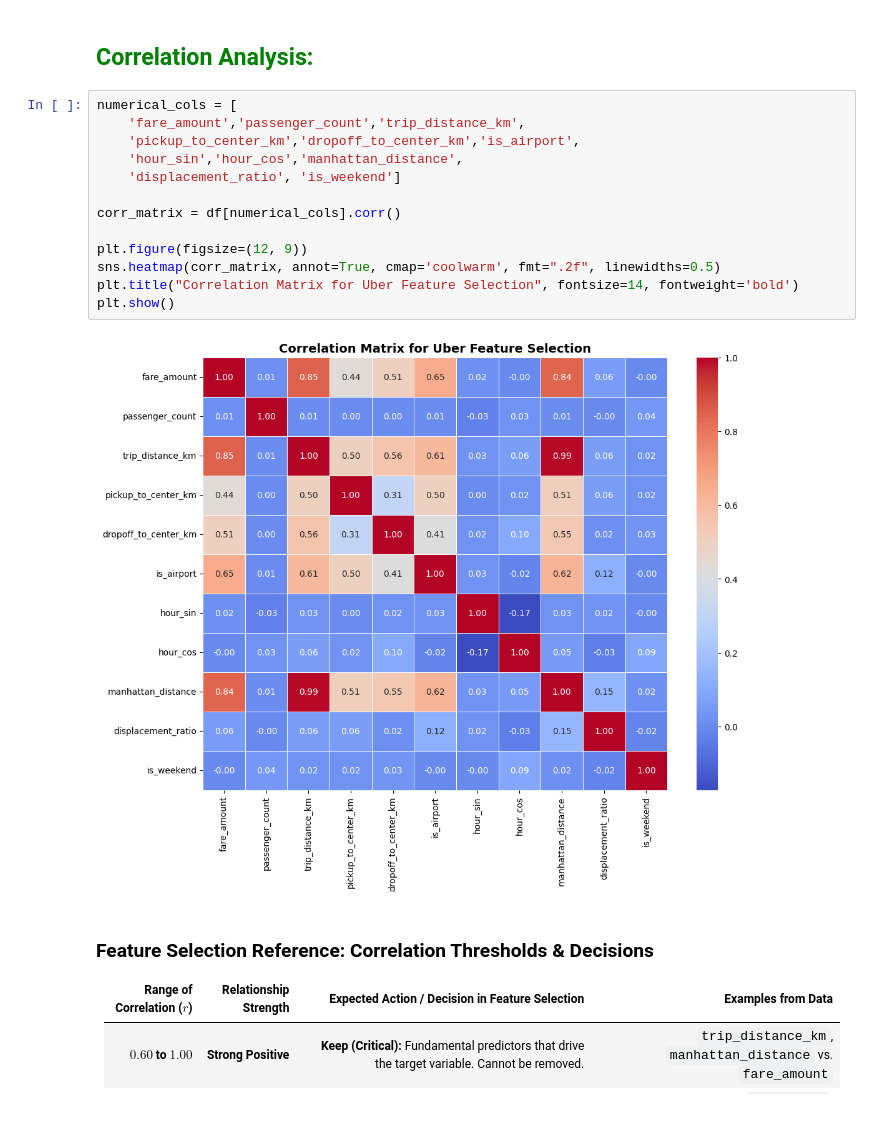
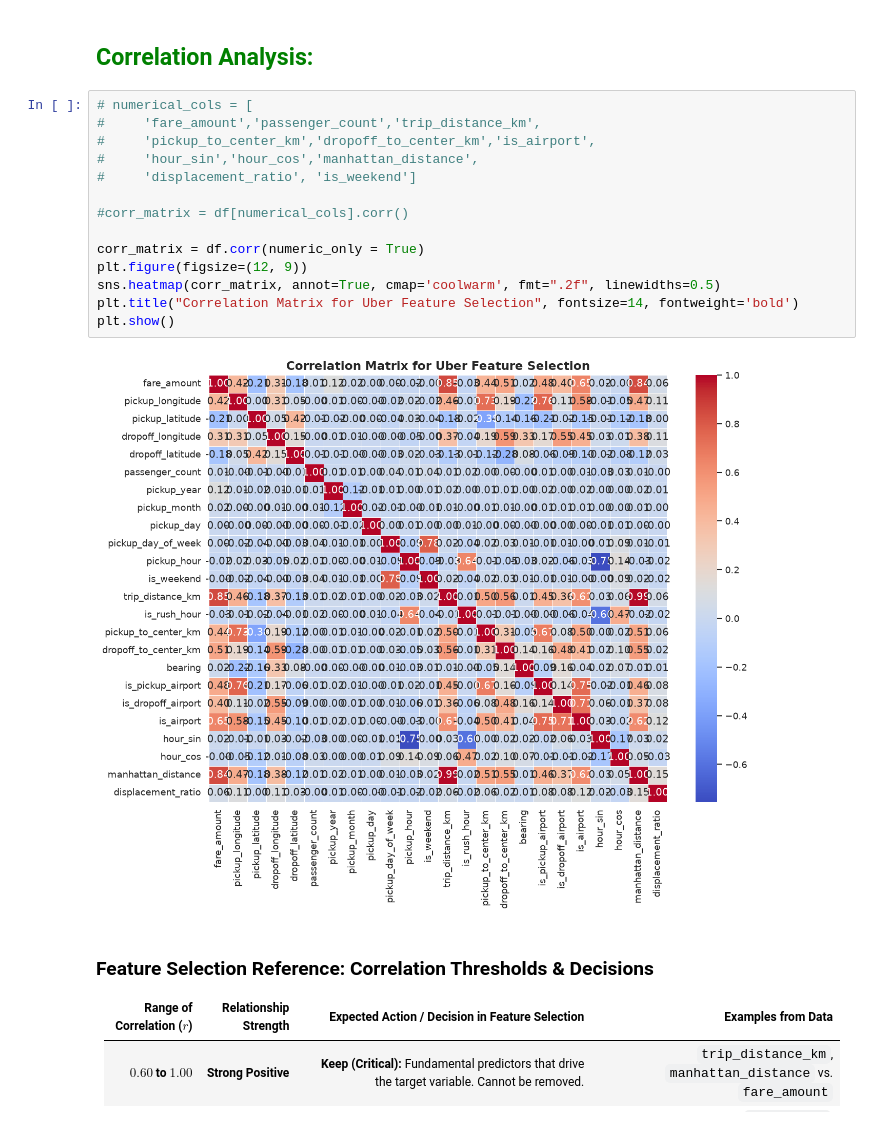
Before and after one commit to mariemmohie4-coder/Uber-Fare-Prediction-ML, a Jupyter notebook: notebooks/Feature_selection.ipynb, the cells around one changed output. Saved outputs shown, nothing was run; the diff lists cells and outputs as text.

```diff
--- a/notebooks/Feature_selection.ipynb
+++ b/notebooks/Feature_selection.ipynb
@@ -18,20 +19,21 @@ df.head()
 # %% [markdown]
 <h2 style="color:green"> Correlation Analysis:   </h2>
 # %%
-numerical_cols = [
-    'fare_amount','passenger_count','trip_distance_km',
-    'pickup_to_center_km','dropoff_to_center_km','is_airport',
-    'hour_sin','hour_cos','manhattan_distance',
-    'displacement_ratio', 'is_weekend']
+# numerical_cols = [
+#     'fare_amount','passenger_count','trip_distance_km',
+#     'pickup_to_center_km','dropoff_to_center_km','is_airport',
+#     'hour_sin','hour_cos','manhattan_distance',
+#     'displacement_ratio', 'is_weekend']
 
-corr_matrix = df[numerical_cols].corr()
+#corr_matrix = df[numerical_cols].corr()
 
+corr_matrix = df.corr(numeric_only = True)
 plt.figure(figsize=(12, 9))
 sns.heatmap(corr_matrix, annot=True, cmap='coolwarm', fmt=".2f", linewidths=0.5)
 plt.title("Correlation Matrix for Uber Feature Selection", fontsize=14, fontweight='bold')
 plt.show()
 # %% [output]
-[figure, old version]
+[figure, new version]
 # %% [markdown]
 ### Feature Selection Reference: Correlation Thresholds & Decisions
 
```
Also changed, not shown: parts of 4 cells of this notebook, 2 other files.
